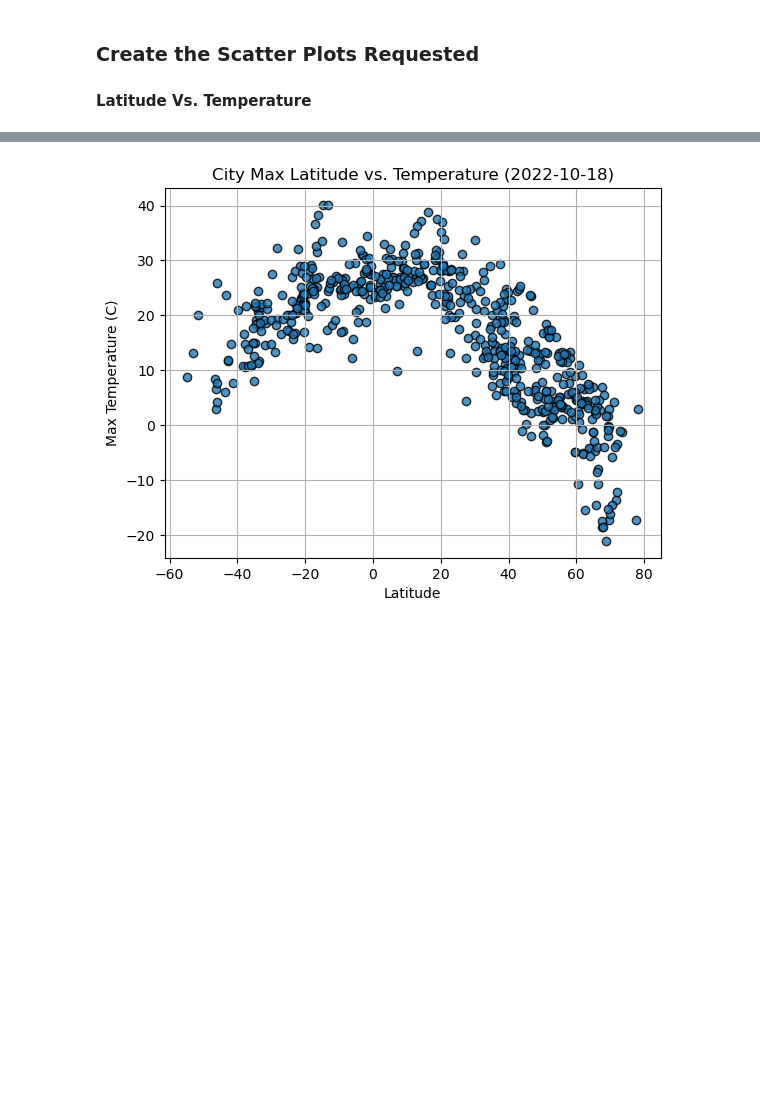
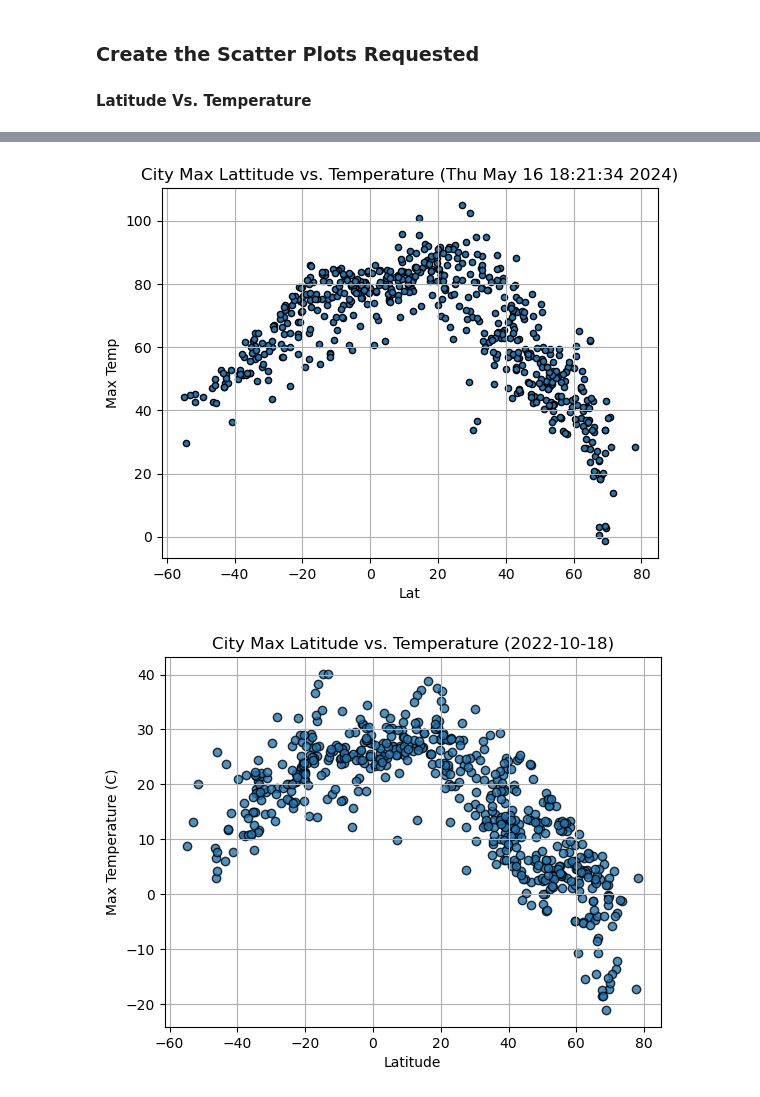
Before and after one commit to mattcat1221/World_Weather_Analysis, a Jupyter notebook: WeatherPy.ipynb, the cells around one changed output, grey strips where cells are left out. Saved outputs shown, nothing was run; the diff lists cells and outputs as text; code cells hidden in the pictures; blank space fills up the shorter version.

```diff
--- a/WeatherPy.ipynb
+++ b/WeatherPy.ipynb
@@ -166,2 +180,8 @@ city_data_df.head()
+# %%
+city_data_df.plot.scatter('Lat','Max Temp', grid=True, edgecolor='black', title=f'City Max Lattitude vs. Temperature ({time.ctime()})')
+plt.savefig("output_data/Fig1.png")
+plt.show()
+# %% [output]
+[figure, added]
 # %%
 # Build scatter plot for latitude vs. temperature
```
Also changed, not shown: parts of 31 cells of this notebook, 10 other files.
